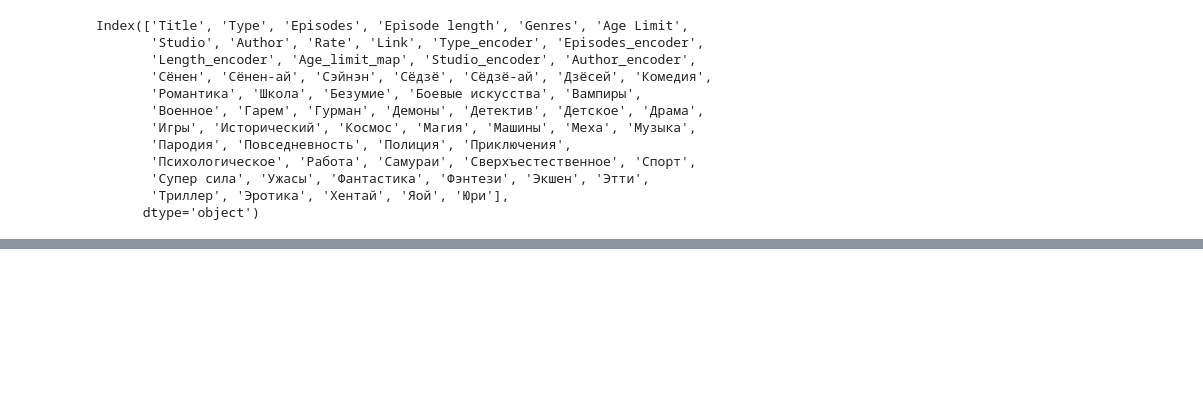
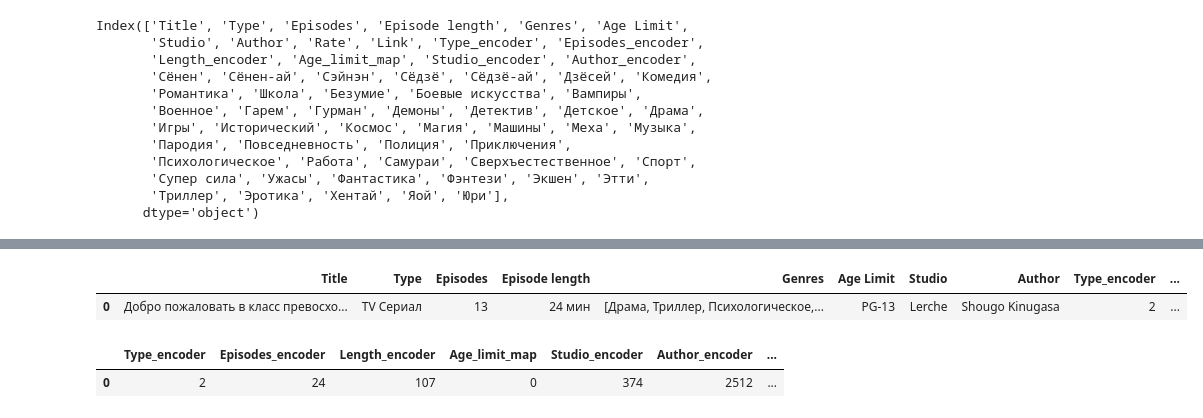
Before and after one commit to ICoryphaeusI/Anime_predictor, a Jupyter notebook: analysis.ipynb, the cells around one changed output, grey strips where cells are left out. Drawn from its saved outputs; the diff is of its cells as text; code cells hidden in the pictures; blank space fills up the shorter version.

```diff
--- a/analysis.ipynb
+++ b/analysis.ipynb
@@ -230,0 +295,19 @@ print(data['Author_encoder'].nunique())
+# %%
+test_data = {
+    'Title': ['Добро пожаловать в класс превосходства 3'],
+    'Type': ['TV Сериал'],
+    'Episodes': ['13'],
+    'Episode length': ['24 мин'],
+    'Genres': [['Драма', 'Триллер', 'Психологическое', 'Школа']],
+    'Age Limit': ['PG-13'],
+    'Studio': ['Lerche'],
+    'Author': ['Shougo Kinugasa']
+}
+
+test_df = pd.DataFrame(test_data)
+preprocessed_test_data = preprocess_data(test_df.copy())
+# %%
+preprocessed_test_data
+# %% [output]
+|  | Title | Type | Episodes | Episode length | Genres | Age Limit | Studio | Author | Type_encoder | ... |
+| 0 | Добро пожаловать в класс превосхо... | TV Сериал | 13 | 24 мин | [Драма, Триллер, Психологическое,... | PG-13 | Lerche | Shougo Kinugasa | 2 | ... |
@@ -230,0 +323,6 @@ print(data['Author_encoder'].nunique())
+# %%
+data_test = pd.read_csv('preprocessed_data.csv')
+data_test
+# %% [output]
+|  | Type_encoder | Episodes_encoder | Length_encoder | Age_limit_map | Studio_encoder | Author_encoder | ... |
+| 0 | 2 | 24 | 107 | 0 | 374 | 2512 | ... |
```
Also changed, not shown: parts of 9 cells of this notebook, 3 other files.
